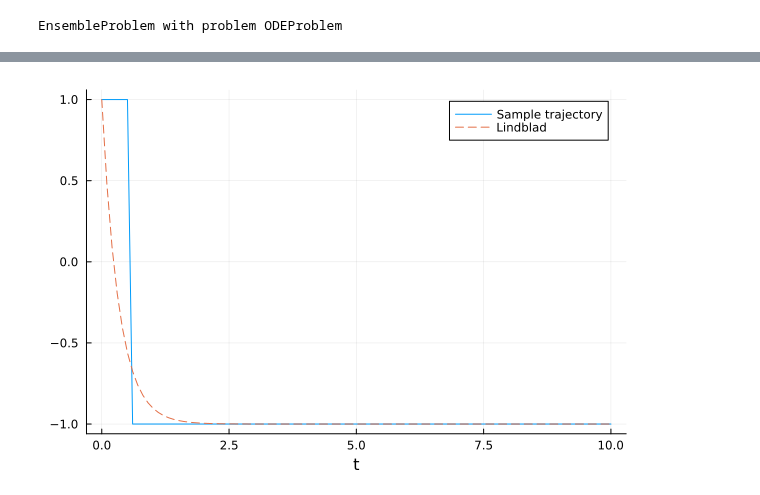
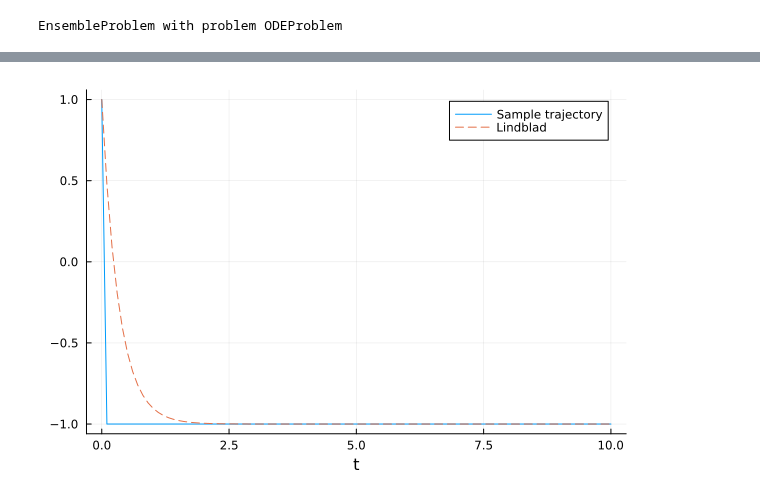
Before and after one commit to Ste1nb0cK/BackAction.jl, a Jupyter notebook: notebooks/NewUnravelings.ipynb, the cells around one changed output, grey strips where cells are left out. Saved outputs shown, nothing was run; the diff lists cells and outputs as text; code cells hidden in the pictures.

```diff
--- a/notebooks/NewUnravelings.ipynb
+++ b/notebooks/NewUnravelings.ipynb
@@ -331,7 +337,7 @@ rd_psi0[2] = 1 # Initial condition
 
 params = SimulParameters(rd_psi0,
     3.0, # Final time. Set very long so that all trajectories jump
-    2, # seed
+    7, # seed
     500, # Number of trajectories
     50_000, # Number of samples in the finegrid
     10.5, # Multiplier to use in the fine grid
@@ -373,6 +398,7 @@ end
 # %%
 using LaTeXStrings
-plot(t_eval, z_sample[:, 100], label="Sample trajectory")
+plot(t_eval, z_sample[:, 50], label="Sample trajectory")
+plot!()
 plot!(t_eval, t -> 2*exp(-BackAction.rd_gamma*t) -1, label="Lindblad", xlabel="t", line=:dash)
 # %% [output]
-[figure, old version]
+[figure, new version]
```
Also changed, not shown: parts of 8 cells of this notebook.
